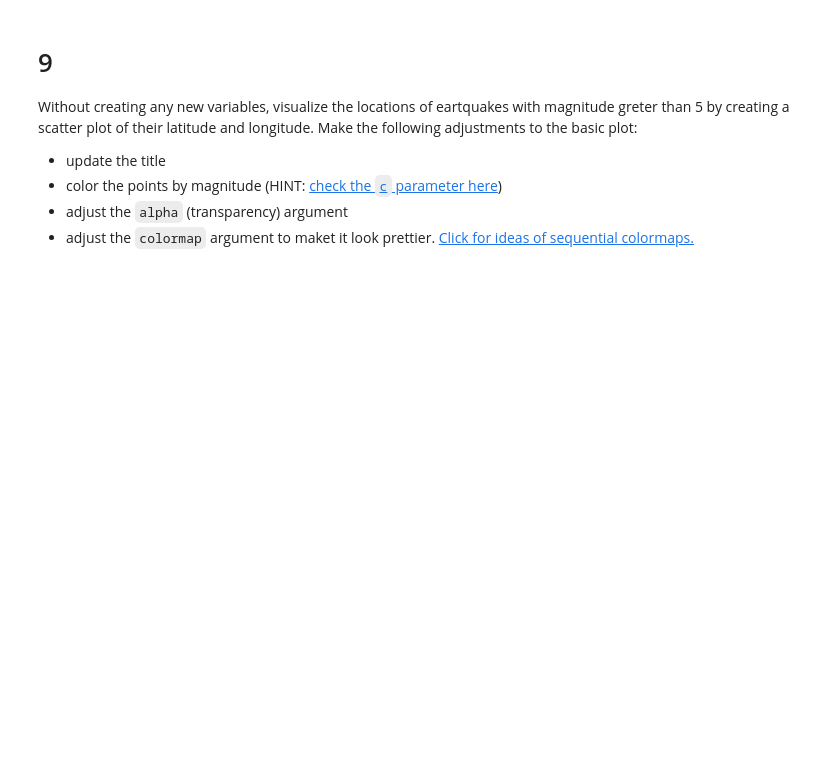
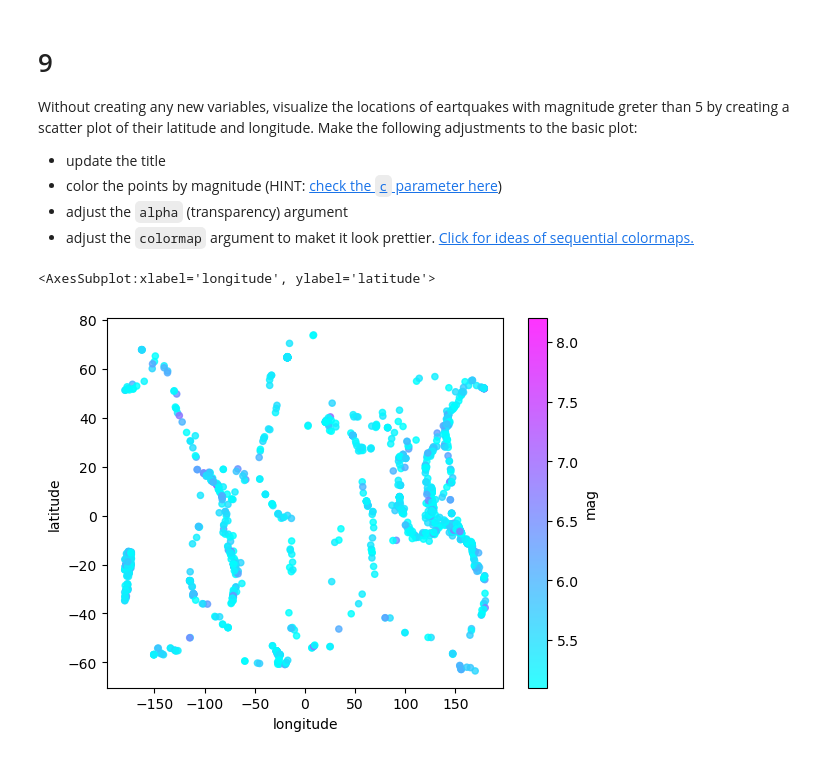
Before and after one commit to h-hahn/eds220-hwk-1, a Jupyter notebook: hwk1-task4.ipynb, the cells around one changed output. Drawn from its saved outputs; the diff is of its cells as text; code cells hidden in the pictures; blank space fills up the shorter version.

```diff
--- a/hwk1-task4.ipynb
+++ b/hwk1-task4.ipynb
@@ -192,0 +191,11 @@ Without creating any new variables, visualize the locations of eartquakes with m
+# %%
+# solve exercise here
+eqk[eqk['mag'] > 5].plot(kind = 'scatter',
+                         x = 'longitude',
+                        y = 'latitude',
+                        c = 'mag',
+                        alpha = .8,
+                        colormap = 'cool')
+# %% [output]
+<AxesSubplot:xlabel='longitude', ylabel='latitude'>
+[figure, added]
```
Also changed, not shown: parts of 1 cell of this notebook.
